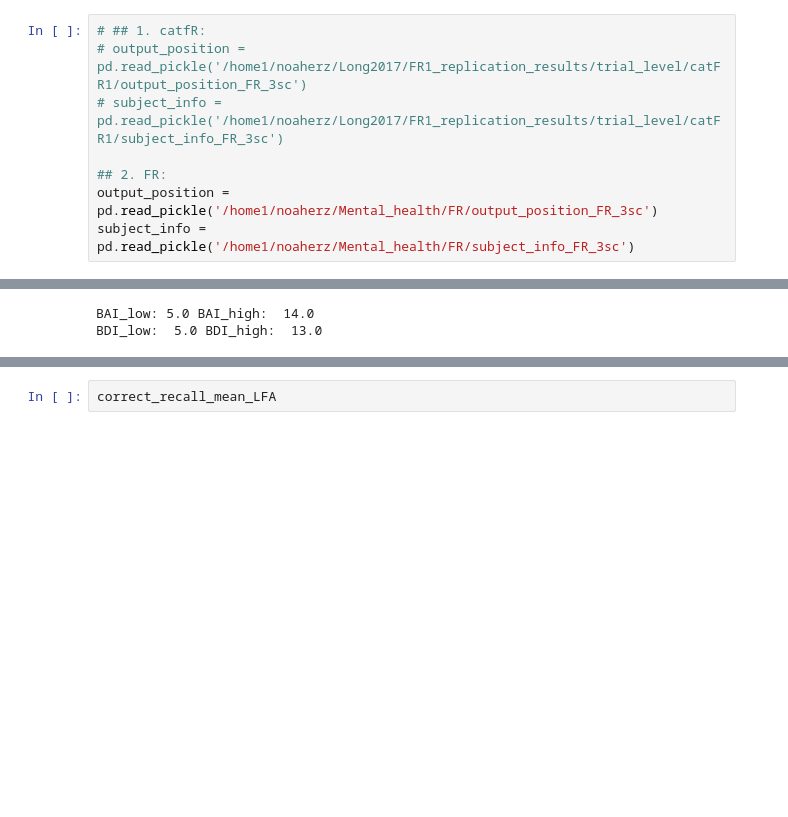
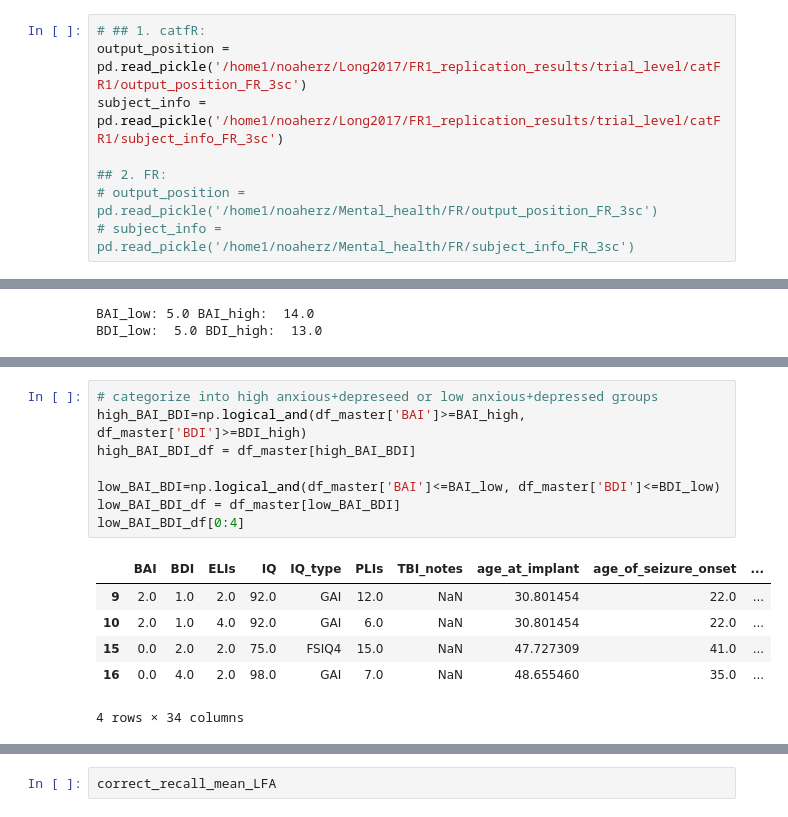
Before and after one commit to NoaHerz/Mental_health, a Jupyter notebook: tilt_analysis.ipynb, the cells around one changed output, grey strips where cells are left out. Saved outputs shown, nothing was run; the diff lists cells and outputs as text; blank space fills up the shorter version.

```diff
--- a/tilt_analysis.ipynb
+++ b/tilt_analysis.ipynb
@@ -414,12 +421,12 @@ from imports import *
 Load the data (change accordingly)
 # %%
 # ## 1. catfR:
-# output_position = pd.read_pickle('/home1/noaherz/Long2017/FR1_replication_results/trial_level/catFR1/output_position_FR_3sc')
-# subject_info =  pd.read_pickle('/home1/noaherz/Long2017/FR1_replication_results/trial_level/catFR1/subject_info_FR_3sc')
+output_position = pd.read_pickle('/home1/noaherz/Long2017/FR1_replication_results/trial_level/catFR1/output_position_FR_3sc')
+subject_info =  pd.read_pickle('/home1/noaherz/Long2017/FR1_replication_results/trial_level/catFR1/subject_info_FR_3sc')
 
 ## 2. FR:
-output_position = pd.read_pickle('/home1/noaherz/Mental_health/FR/output_position_FR_3sc')
-subject_info =  pd.read_pickle('/home1/noaherz/Mental_health/FR/subject_info_FR_3sc')
+# output_position = pd.read_pickle('/home1/noaherz/Mental_health/FR/output_position_FR_3sc')
+# subject_info =  pd.read_pickle('/home1/noaherz/Mental_health/FR/subject_info_FR_3sc')
 # %%
 print('Number of subjects: ',len(subject_info['subject'].unique()))
 # %% [output]
@@ -3443 +3473,16 @@ BDI_low:  5.0 BDI_high:  13.0
+# %%
+# categorize into high anxious+depreseed or low anxious+depressed groups
+high_BAI_BDI=np.logical_and(df_master['BAI']>=BAI_high, df_master['BDI']>=BDI_high)
+high_BAI_BDI_df = df_master[high_BAI_BDI]
+
+low_BAI_BDI=np.logical_and(df_master['BAI']<=BAI_low, df_master['BDI']<=BDI_low)
+low_BAI_BDI_df = df_master[low_BAI_BDI]
+low_BAI_BDI_df[0:4]
+# %% [output]
+|  | BAI | BDI | ELIs | IQ | IQ_type | PLIs | TBI_notes | age_at_implant | age_of_seizure_onset | ... |
+| 9 | 2.0 | 1.0 | 2.0 | 92.0 | GAI | 12.0 | NaN | 30.801454 | 22.0 | ... |
+| 10 | 2.0 | 1.0 | 4.0 | 92.0 | GAI | 6.0 | NaN | 30.801454 | 22.0 | ... |
+| 15 | 0.0 | 2.0 | 2.0 | 75.0 | FSIQ4 | 15.0 | NaN | 47.727309 | 41.0 | ... |
+| 16 | 0.0 | 4.0 | 2.0 | 98.0 | GAI | 7.0 | NaN | 48.655460 | 35.0 | ... |
+4 rows × 34 columns
 # %%
```
Also changed, not shown: parts of 18 cells of this notebook, 3 other files.
